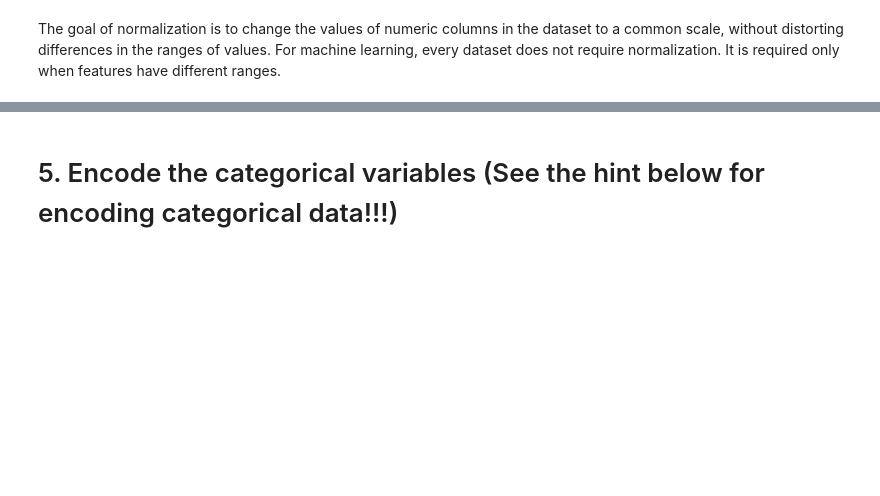
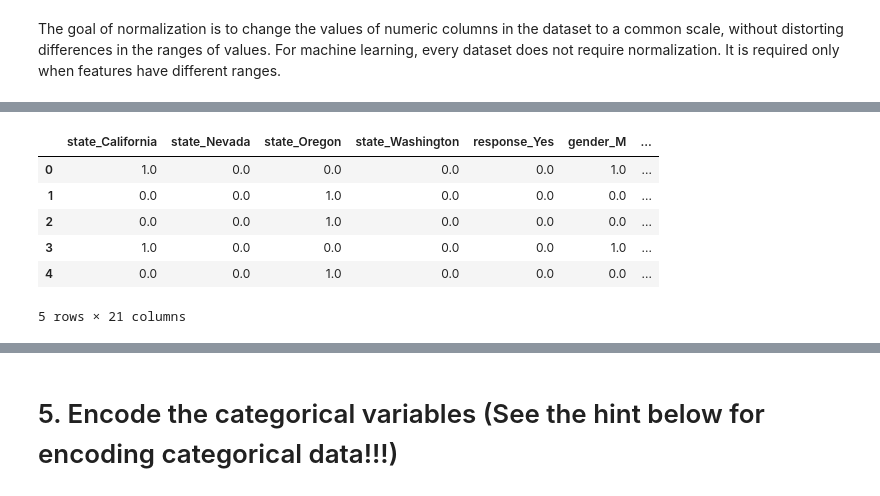
Before and after one commit to gag6ban/lab-cleaning-numerical-data, a Jupyter notebook: files_for_lab/lab-cleaning-numerical-data.ipynb, the cells around one changed output, grey strips where cells are left out. Cells and saved outputs as stored; diff of their text form; code cells hidden in the pictures; blank space fills up the shorter version.

```diff
--- a/files_for_lab/lab-cleaning-numerical-data.ipynb
+++ b/files_for_lab/lab-cleaning-numerical-data.ipynb
@@ -763,3 +840,14 @@ The goal of normalization is to change the values of numeric columns in the data
 # %%
-X_num = X.select_dtypes(include = np.number)
-X_cat = X.select_dtypes(include = object)
+cols = encoder.get_feature_names(input_features=X_test_cat.columns)
+
+X_test_cat_encode = pd.DataFrame(encoder.transform(X_test_cat).toarray(),columns=cols)
+
+X_test_cat_encode.head()
+# %% [output]
+|  | state_California | state_Nevada | state_Oregon | state_Washington | response_Yes | gender_M | ... |
+| 0 | 1.0 | 0.0 | 0.0 | 0.0 | 0.0 | 1.0 | ... |
+| 1 | 0.0 | 0.0 | 1.0 | 0.0 | 0.0 | 0.0 | ... |
+| 2 | 0.0 | 0.0 | 1.0 | 0.0 | 0.0 | 0.0 | ... |
+| 3 | 1.0 | 0.0 | 0.0 | 0.0 | 0.0 | 1.0 | ... |
+| 4 | 0.0 | 0.0 | 1.0 | 0.0 | 0.0 | 0.0 | ... |
+5 rows × 21 columns
```
Also changed, not shown: parts of 59 cells of this notebook.
